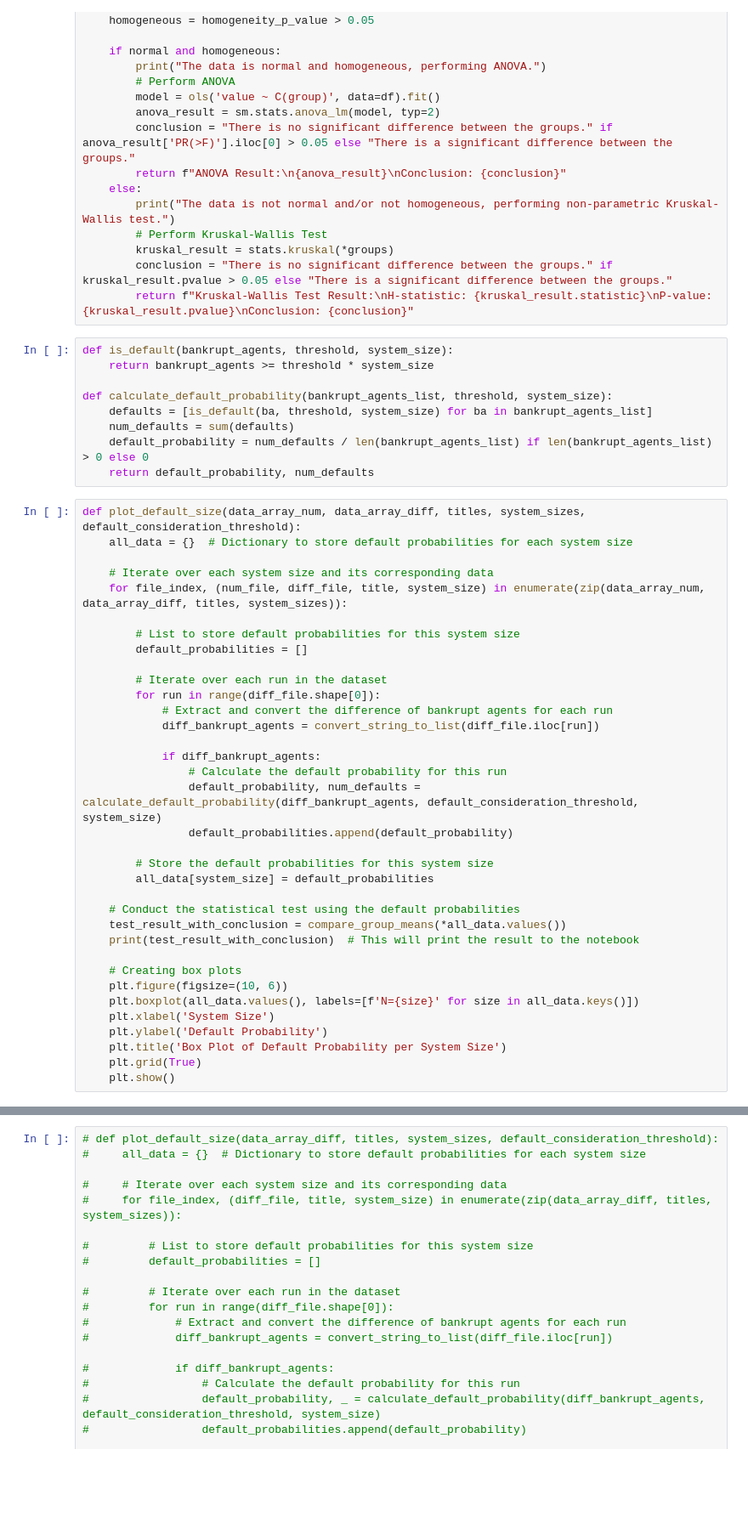
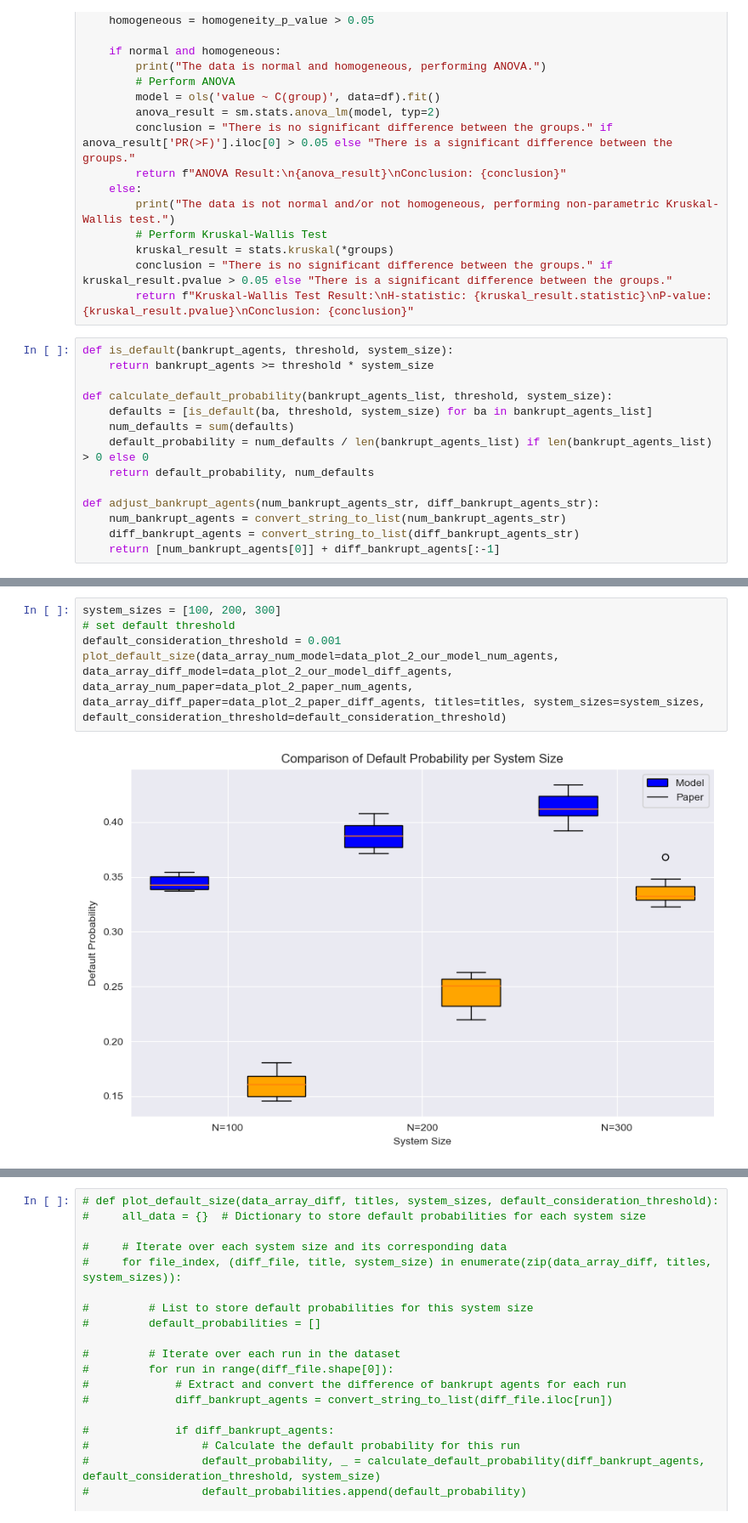
Before and after one commit to NitaiNijholt/FinancialNetwork, a Jupyter notebook: combined_plotting_notebook.ipynb, the cells around one changed output, grey strips where cells are left out. Shown at 85% size. Drawn from its saved outputs; the diff is of its cells as text; blank space fills up the shorter version.

Commit message:
Function for defaults size now finished officially

```diff
--- a/combined_plotting_notebook.ipynb
+++ b/combined_plotting_notebook.ipynb
@@ -529,38 +387,8 @@ def calculate_default_probability(bankrupt_agents_list, threshold, system_size):
     num_defaults = sum(defaults)
     default_probability = num_defaults / len(bankrupt_agents_list) if len(bankrupt_agents_list) > 0 else 0
     return default_probability, num_defaults
+
+def adjust_bankrupt_agents(num_bankrupt_agents_str, diff_bankrupt_agents_str):
+    num_bankrupt_agents = convert_string_to_list(num_bankrupt_agents_str)
+    diff_bankrupt_agents = convert_string_to_list(diff_bankrupt_agents_str)
+    return [num_bankrupt_agents[0]] + diff_bankrupt_agents[:-1]
-# %%
-def plot_default_size(data_array_num, data_array_diff, titles, system_sizes, default_consideration_threshold):
-    all_data = {}  # Dictionary to store default probabilities for each system size
-
-    # Iterate over each system size and its corresponding data
-    for file_index, (num_file, diff_file, title, system_size) in enumerate(zip(data_array_num, data_array_diff, titles, system_sizes)):
-
-        # List to store default probabilities for this system size
-        default_probabilities = []
-
-        # Iterate over each run in the dataset
-        for run in range(diff_file.shape[0]):
-            # Extract and convert the difference of bankrupt agents for each run
-            diff_bankrupt_agents = convert_string_to_list(diff_file.iloc[run])
-
-            if diff_bankrupt_agents:
-                # Calculate the default probability for this run
-                default_probability, num_defaults = calculate_default_probability(diff_bankrupt_agents, default_consideration_threshold, system_size)
-                default_probabilities.append(default_probability)
-
-        # Store the default probabilities for this system size
-        all_data[system_size] = default_probabilities
-
-    # Conduct the statistical test using the default probabilities
-    test_result_with_conclusion = compare_group_means(*all_data.values())
-    print(test_result_with_conclusion)  # This will print the result to the notebook
-
-    # Creating box plots
-    plt.figure(figsize=(10, 6))
-    plt.boxplot(all_data.values(), labels=[f'N={size}' for size in all_data.keys()])
-    plt.xlabel('System Size')
-    plt.ylabel('Default Probability')
-    plt.title('Box Plot of Default Probability per System Size')
-    plt.grid(True)
-    plt.show()
@@ -610,0 +437,7 @@ def plot_default_size_dot(data_array_num, data_array_diff, titles, system_sizes,
+# %%
+system_sizes = [100, 200, 300]
+# set default threshold
+default_consideration_threshold = 0.001
+plot_default_size(data_array_num_model=data_plot_2_our_model_num_agents, data_array_diff_model=data_plot_2_our_model_diff_agents, data_array_num_paper=data_plot_2_paper_num_agents, data_array_diff_paper=data_plot_2_paper_diff_agents, titles=titles, system_sizes=system_sizes, default_consideration_threshold=default_consideration_threshold)
+# %% [output]
+[figure, added]
```
Also changed, not shown: parts of 24 cells of this notebook, 1 other file.
